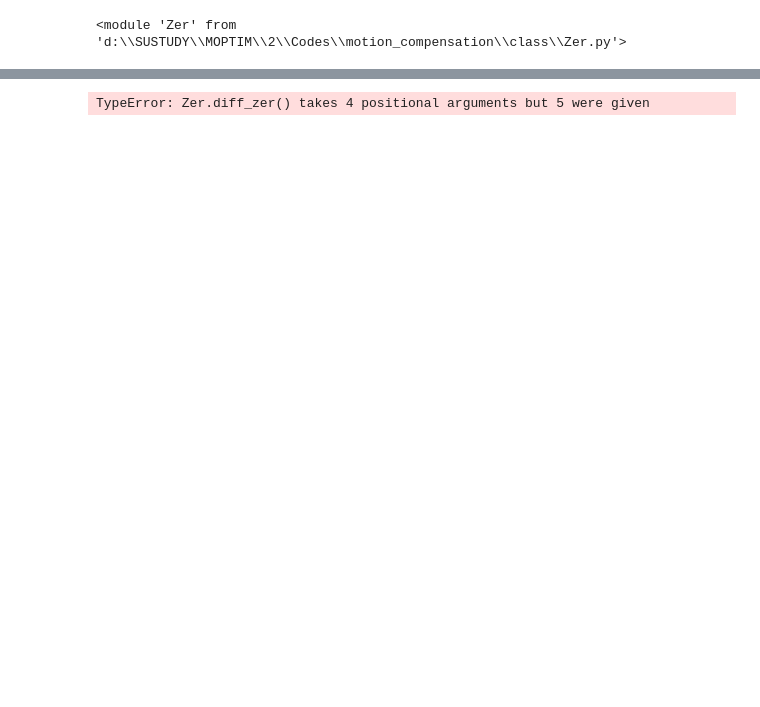
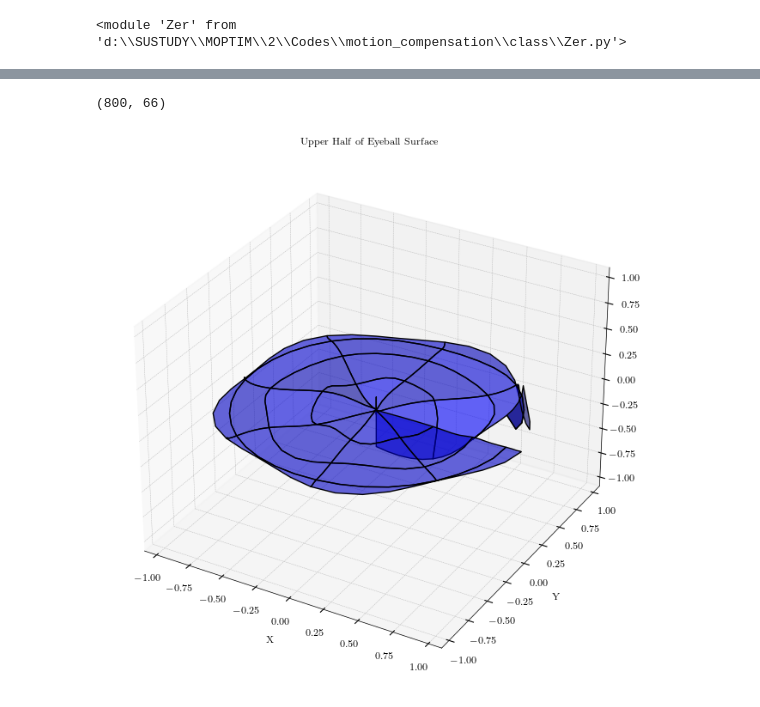
Before and after one commit to klaezhou/zernike, a Jupyter notebook: class/Zernike.ipynb, the cells around one changed output, grey strips where cells are left out. Saved outputs shown, nothing was run; the diff lists cells and outputs as text; code cells hidden in the pictures; blank space fills up the shorter version.

```diff
--- a/class/Zernike.ipynb
+++ b/class/Zernike.ipynb
@@ -13,3 +99,9 @@ zer= Zer.Zer(10,100,rho,theta)
+# %%
+theta=theta.flatten()
+phi = phi.flatten()
+z=z.flatten()
+# %%
+zer= Zer.Zer(10,800,phi,theta)
 # %%
 zer.Construct_Zernike()
 # %% [output]
@@ -90,5 +121,56 @@ array([[nan, nan, nan, ..., nan, nan, nan],
-# %%
-dd=1
-x，y=zer.diff_zer(dd,dd,4,0)
-# %% [output]
-TypeError: Zer.diff_zer() takes 4 positional arguments but 5 were given
+# %%
+
+zer.Zernike.shape
+# %% [output]
+(800, 66)
+# %%
+inverse=np.linalg.pinv(np.dot(zer.Zernike.T,zer.Zernike))
+beta = np.dot(inverse,np.dot(zer.Zernike.T,z.T))
+# %%
+import numpy as np
+import matplotlib.pyplot as plt
+from mpl_toolkits.mplot3d import Axes3D
+
+# 设置参数
+r = 1  # 球半径
+n = 20  # theta 的分割数
+m = 40  # phi 的分割数
+
+# 生成 theta 和 phi 的值
+theta = np.linspace(0, np.pi / 2, n)  # 只绘制上半球
+phi = np.linspace(0, 2 * np.pi, m)
+
+# 生成网格
+theta, phi = np.meshgrid(theta, phi)
+
+# 计算球面坐标并添加细微纹理
+perturbation = 0.05 * np.sin(5 * theta) * np.cos(5 * phi)  # 细微的扰动
+radius = r + perturbation
+
+x = radius * np.sin(theta) * np.cos(phi)
+y = radius * np.sin(theta) * np.sin(phi)
+z = (np.dot(zer.Zernike,beta)-(radius * np.cos(theta)).flatten()).reshape(x.shape)
+
+# 创建三维图形
+fig = plt.figure(figsize=(10, 8))
+ax = fig.add_subplot(111, projection='3d')
+
+# 绘制曲面
+ax.plot_surface(x, y, z, rstride=5, cstride=5, color='b', edgecolor='k', alpha=0.6)
+
+# 设置坐标轴范围
+max_range = np.max([np.max(x), np.max(y), np.max(z)])  # 计算最大范围
+ax.set_xlim([-max_range, max_range])
+ax.set_ylim([-max_range, max_range])
+ax.set_zlim([-max_range, max_range])
+
+# 设置轴标签
+ax.set_xlabel('X')
+ax.set_ylabel('Y')
+ax.set_zlabel('Z')
+ax.set_title('Upper Half of Eyeball Surface')
+
+# 显示图形
+plt.show()
+# %% [output]
+[figure, added]
```
Also changed, not shown: parts of 15 cells of this notebook, 3 other files.
